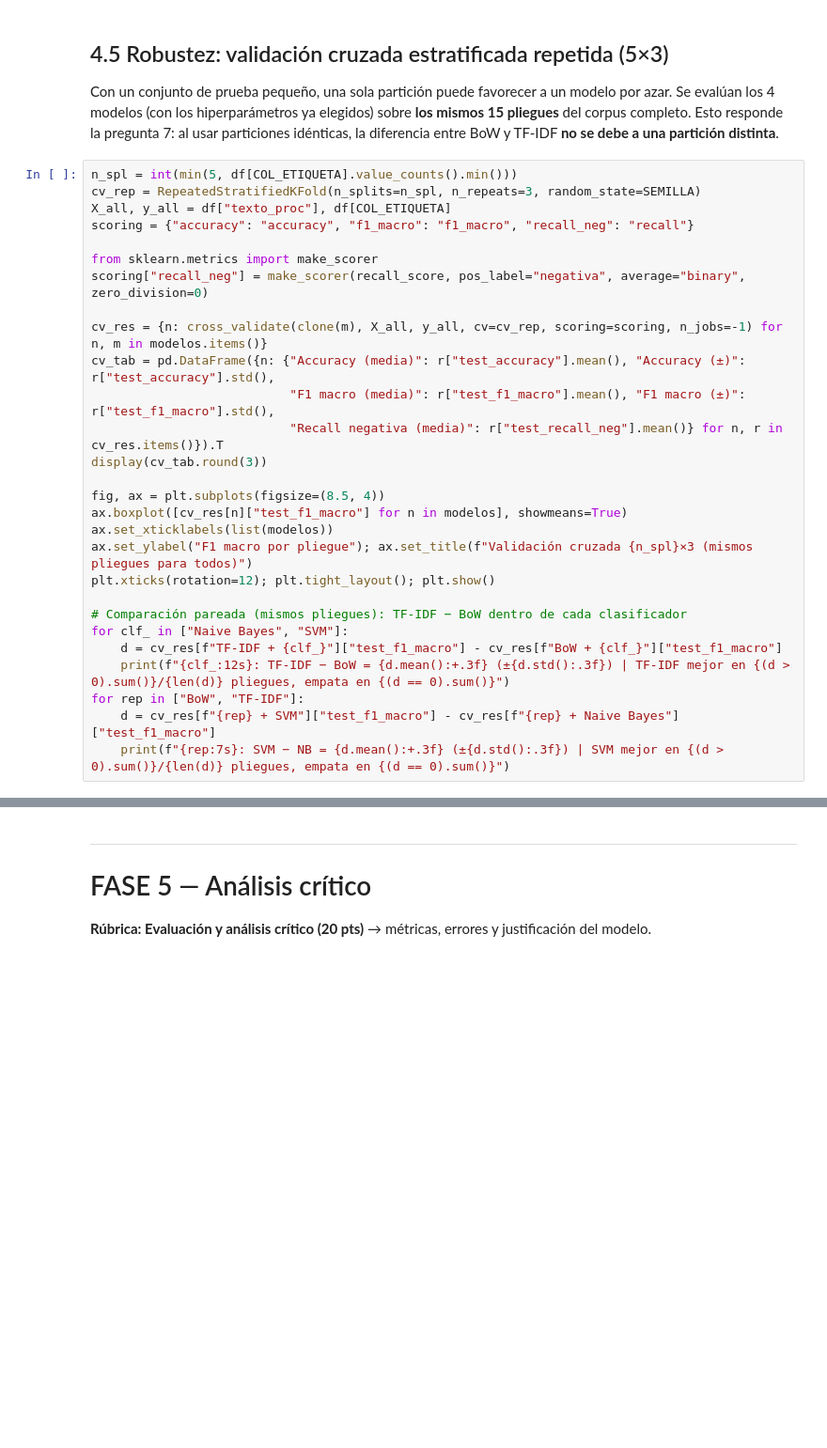
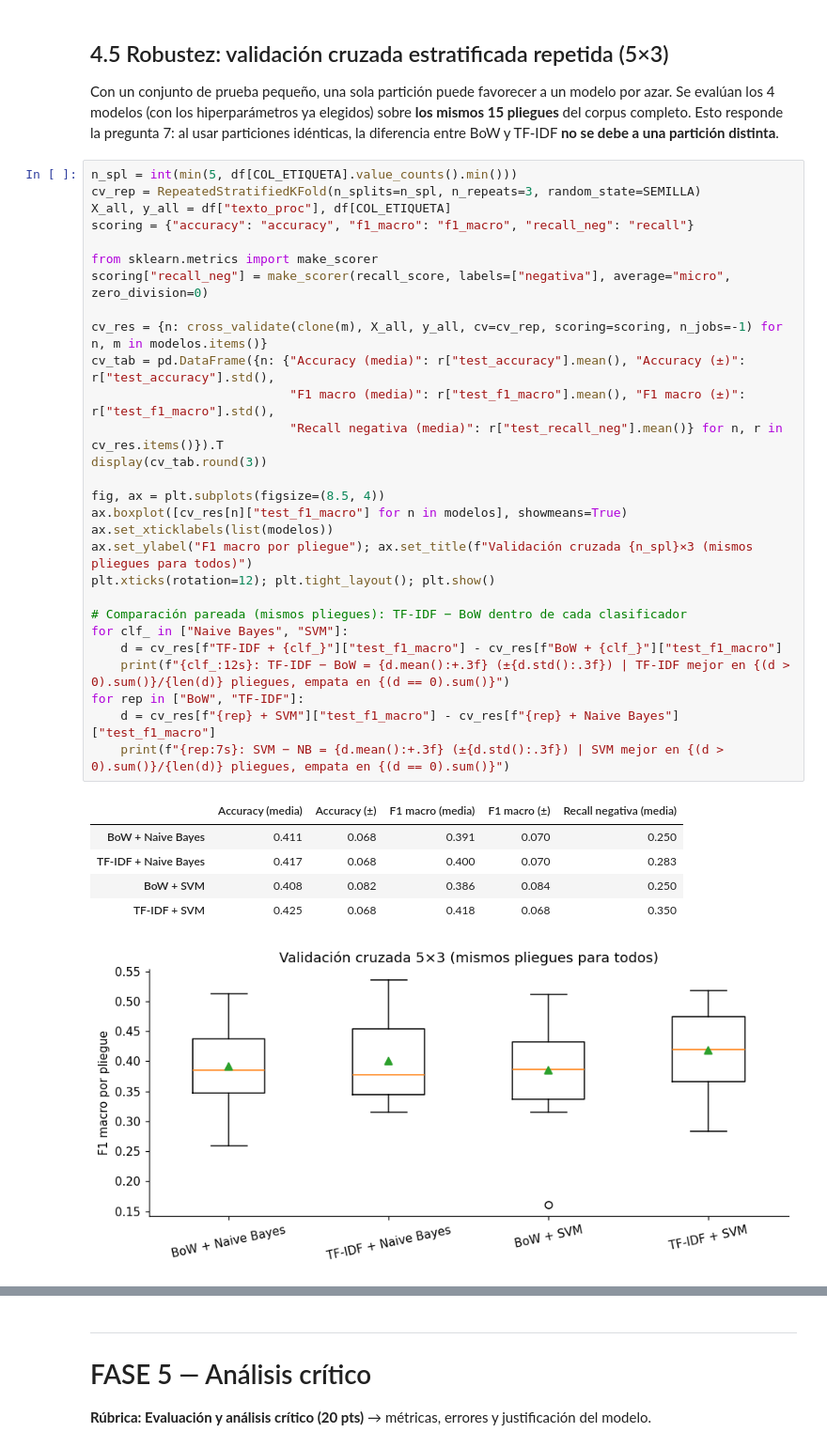
Before and after one commit to ismedinab96/2doParcialPLN, a Jupyter notebook: notebook/Parcial2_PLN.ipynb, the cells around one changed output, grey strips where cells are left out. Shown at 94% size. Saved outputs shown, nothing was run; the diff lists cells and outputs as text; blank space fills up the shorter version.

```diff
--- a/notebook/Parcial2_PLN.ipynb
+++ b/notebook/Parcial2_PLN.ipynb
@@ -830,28 +949,35 @@ Con un conjunto de prueba pequeño, una sola partición puede favorecer a un mod
 # %%
 n_spl = int(min(5, df[COL_ETIQUETA].value_counts().min()))
 cv_rep = RepeatedStratifiedKFold(n_splits=n_spl, n_repeats=3, random_state=SEMILLA)
 X_all, y_all = df["texto_proc"], df[COL_ETIQUETA]
 scoring = {"accuracy": "accuracy", "f1_macro": "f1_macro", "recall_neg": "recall"}
 
 from sklearn.metrics import make_scorer
-scoring["recall_neg"] = make_scorer(recall_score, pos_label="negativa", average="binary", zero_division=0)
+scoring["recall_neg"] = make_scorer(recall_score, labels=["negativa"], average="micro", zero_division=0)
 
 cv_res = {n: cross_validate(clone(m), X_all, y_all, cv=cv_rep, scoring=scoring, n_jobs=-1) for n, m in modelos.items()}
 cv_tab = pd.DataFrame({n: {"Accuracy (media)": r["test_accuracy"].mean(), "Accuracy (±)": r["test_accuracy"].std(),
                            "F1 macro (media)": r["test_f1_macro"].mean(), "F1 macro (±)": r["test_f1_macro"].std(),
                            "Recall negativa (media)": r["test_recall_neg"].mean()} for n, r in cv_res.items()}).T
 display(cv_tab.round(3))
 
 fig, ax = plt.subplots(figsize=(8.5, 4))
 ax.boxplot([cv_res[n]["test_f1_macro"] for n in modelos], showmeans=True)
 ax.set_xticklabels(list(modelos))
 ax.set_ylabel("F1 macro por pliegue"); ax.set_title(f"Validación cruzada {n_spl}×3 (mismos pliegues para todos)")
 plt.xticks(rotation=12); plt.tight_layout(); plt.show()
 
 # Comparación pareada (mismos pliegues): TF-IDF − BoW dentro de cada clasificador
 for clf_ in ["Naive Bayes", "SVM"]:
     d = cv_res[f"TF-IDF + {clf_}"]["test_f1_macro"] - cv_res[f"BoW + {clf_}"]["test_f1_macro"]
     print(f"{clf_:12s}: TF-IDF − BoW = {d.mean():+.3f} (±{d.std():.3f}) | TF-IDF mejor en {(d > 0).sum()}/{len(d)} pliegues, empata en {(d == 0).sum()}")
 for rep in ["BoW", "TF-IDF"]:
     d = cv_res[f"{rep} + SVM"]["test_f1_macro"] - cv_res[f"{rep} + Naive Bayes"]["test_f1_macro"]
     print(f"{rep:7s}: SVM − NB = {d.mean():+.3f} (±{d.std():.3f}) | SVM mejor en {(d > 0).sum()}/{len(d)} pliegues, empata en {(d == 0).sum()}")
+# %% [output]
+|  | Accuracy (media) | Accuracy (±) | F1 macro (media) | F1 macro (±) | Recall negativa (media) |
+| BoW + Naive Bayes | 0.411 | 0.068 | 0.391 | 0.070 | 0.250 |
+| TF-IDF + Naive Bayes | 0.417 | 0.068 | 0.400 | 0.070 | 0.283 |
+| BoW + SVM | 0.408 | 0.082 | 0.386 | 0.084 | 0.250 |
+| TF-IDF + SVM | 0.425 | 0.068 | 0.418 | 0.068 | 0.350 |
+[figure, added]
```
Also changed, not shown: parts of 28 cells of this notebook, 1 other file.
